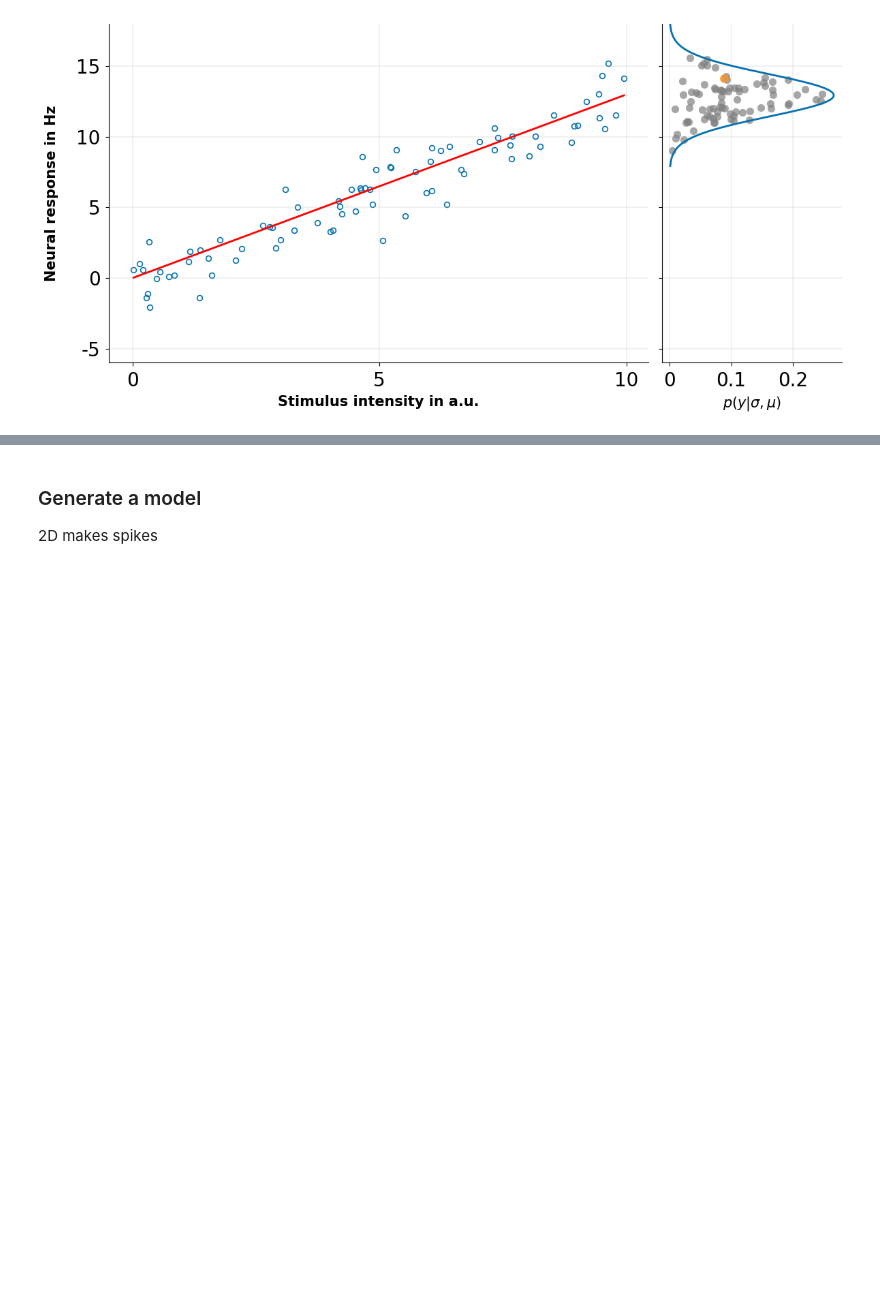
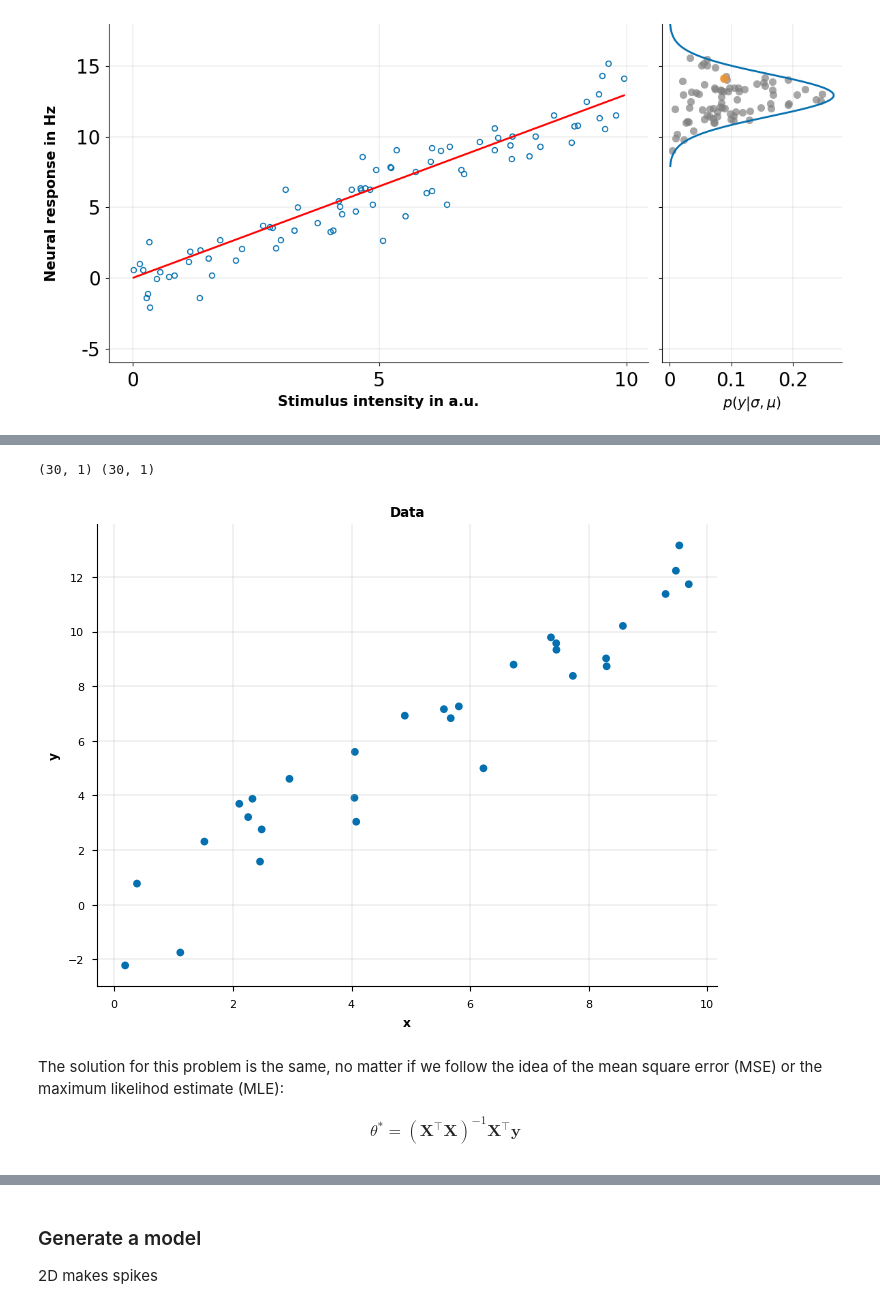
Before and after one commit to comp-neural-circuits/intro-to-comp-neuro, a Jupyter notebook: notebooks/Exc_11/notebook_11.ipynb, the cells around one changed output, grey strips where cells are left out. Drawn from its saved outputs; the diff is of its cells as text; code cells hidden in the pictures; blank space fills up the shorter version.

```diff
--- a/notebooks/Exc_11/notebook_11.ipynb
+++ b/notebooks/Exc_11/notebook_11.ipynb
@@ -696,0 +532,25 @@ plot_MSE_poly_fits(mse_train, mse_test, max_order)
+# %%
+np.random.seed(121)
+
+# Let's set some parameters
+theta = 1.2
+n_samples = 30
+
+# Draw x and then calculate y
+x = 10 * np.random.rand(n_samples)[:,None]  # sample from a uniform distribution over [0,10)
+noise = np.random.randn(n_samples)[:,None]  # sample from a standard normal distribution
+y = theta * x + noise
+
+# Plot the results
+fig, ax = plt.subplots()
+ax.scatter(x, y)  # produces a scatter plot
+ax.set(xlabel='x', ylabel='y', title = 'Data');
+# %% [output]
+(30, 1) (30, 1)
+[figure, added]
+# %% [markdown]
+The solution for this problem is the same, no matter if we follow the idea of the mean square error (MSE) or the maximum likelihod estimate (MLE):
+
+\begin{aligned}
+\theta^*=\left(\mathbf{X}^{\top} \mathbf{X}\right)^{-1} \mathbf{X}^{\top} \boldsymbol{y}
+\end{aligned}
```
Also changed, not shown: parts of 43 cells of this notebook, 2 other files.
